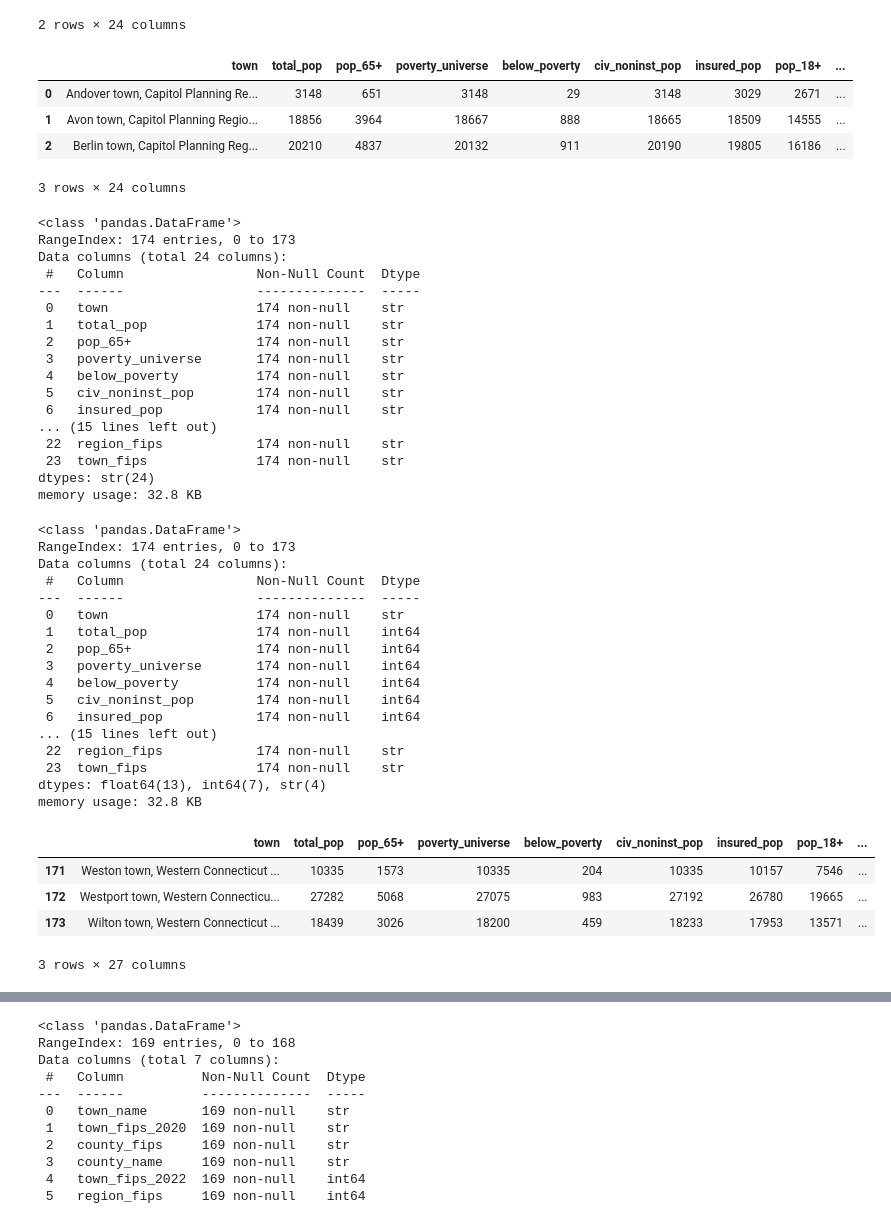
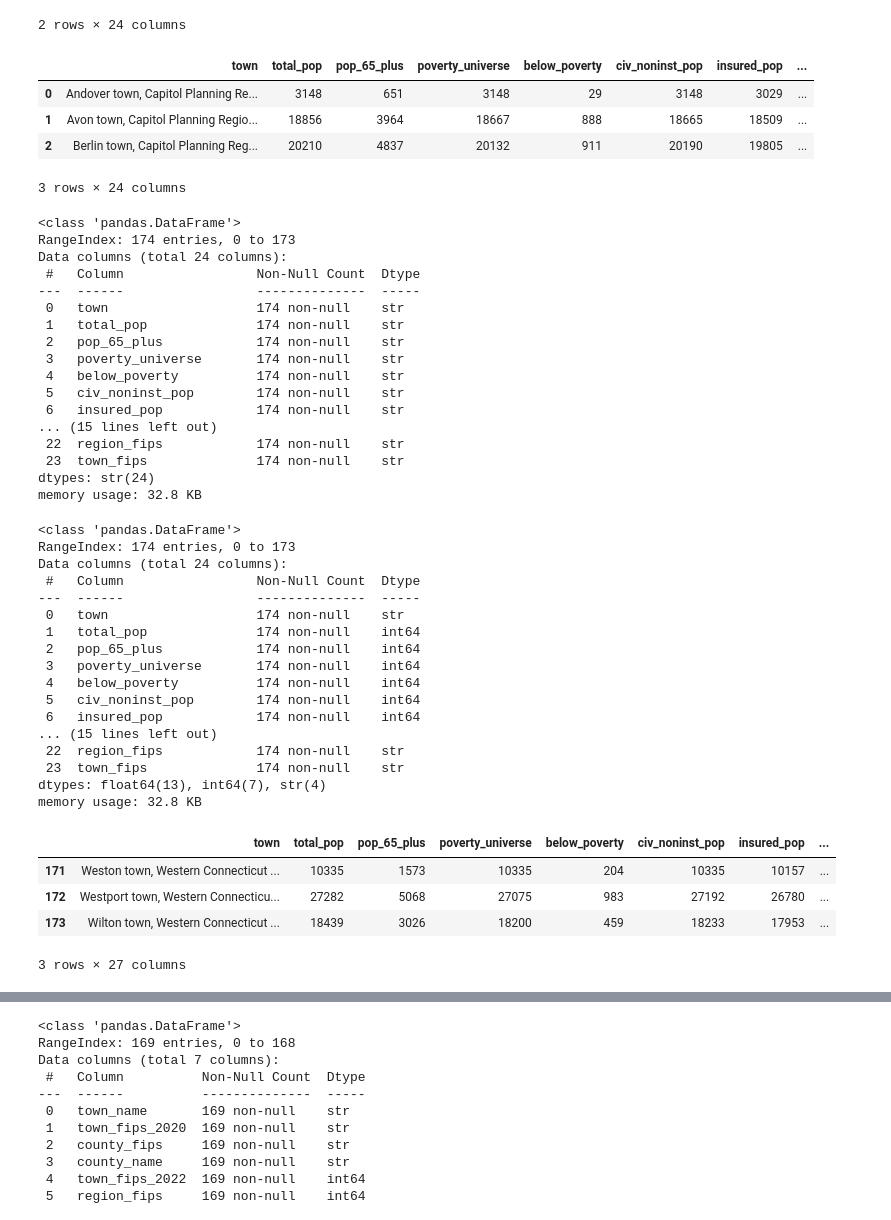
Before and after one commit to palism1/stroke-burden-index, a Jupyter notebook: data/acs_data/acs_data_collection.ipynb, the cells around one changed output, grey strips where cells are left out. Saved outputs shown, nothing was run; the diff lists cells and outputs as text; code cells hidden in the pictures.

```diff
--- a/data/acs_data/acs_data_collection.ipynb
+++ b/data/acs_data/acs_data_collection.ipynb
@@ -395,14 +381,14 @@ All variables are grouped by county. The raw count columns (`total_pop`, `pop_65
 # Create a dictionary of variable codes for API URL
 var_dict_ct = {"NAME": "town",
     "S0101_C01_001E": "total_pop",
-    "S0101_C01_030E": "pop_65+",
+    "S0101_C01_030E": "pop_65_plus",
     "S1701_C01_001E": "poverty_universe",
     "S1701_C02_001E": "below_poverty",
     "S2701_C01_001E": "civ_noninst_pop",
     "S2701_C02_001E": "insured_pop",
-    "S0101_C01_026E": "pop_18+",
+    "S0101_C01_026E": "pop_18_plus",
     "S1501_C01_005E": "bachelors_18-24",
-    "S1501_C01_015E": "bachelors_25+",
+    "S1501_C01_015E": "bachelors_25_plus",
     "S1901_C01_001E": "total_households",
     "S1901_C01_002E": "pcnt_under_10k",
     "S1901_C01_003E": "pcnt_10k_15k",
@@ -453,10 +439,10 @@ df2.rename(columns=var_dict_ct, inplace=True)
 
 df2.head(3)
 # %% [output]
-|  | town | total_pop | pop_65+ | poverty_universe | below_poverty | civ_noninst_pop | insured_pop | pop_18+ | ... |
-| 0 | Andover town, Capitol Planning Re... | 3148 | 651 | 3148 | 29 | 3148 | 3029 | 2671 | ... |
-| 1 | Avon town, Capitol Planning Regio... | 18856 | 3964 | 18667 | 888 | 18665 | 18509 | 14555 | ... |
-| 2 | Berlin town, Capitol Planning Reg... | 20210 | 4837 | 20132 | 911 | 20190 | 19805 | 16186 | ... |
+|  | town | total_pop | pop_65_plus | poverty_universe | below_poverty | civ_noninst_pop | insured_pop | ... |
+| 0 | Andover town, Capitol Planning Re... | 3148 | 651 | 3148 | 29 | 3148 | 3029 | ... |
+| 1 | Avon town, Capitol Planning Regio... | 18856 | 3964 | 18667 | 888 | 18665 | 18509 | ... |
+| 2 | Berlin town, Capitol Planning Reg... | 20210 | 4837 | 20132 | 911 | 20190 | 19805 | ... |
 3 rows × 24 columns
 # %%
 df2.info()
@@ -468,7 +454,7 @@ Data columns (total 24 columns):
 ---  ------                 --------------  -----
  0   town                   174 non-null    str
  1   total_pop              174 non-null    str
- 2   pop_65+                174 non-null    str
+ 2   pop_65_plus            174 non-null    str
  3   poverty_universe       174 non-null    str
  4   below_poverty          174 non-null    str
  5   civ_noninst_pop        174 non-null    str
@@ -495,7 +481,7 @@ Data columns (total 24 columns):
 ---  ------                 --------------  -----
  0   town                   174 non-null    str
  1   total_pop              174 non-null    int64
- 2   pop_65+                174 non-null    int64
+ 2   pop_65_plus            174 non-null    int64
  3   poverty_universe       174 non-null    int64
  4   below_poverty          174 non-null    int64
  5   civ_noninst_pop        174 non-null    int64
@@ -506,17 +492,17 @@ Data columns (total 24 columns):
 dtypes: float64(13), int64(7), str(4)
 memory usage: 32.8 KB
 # %%
-# Calculate the number of people aged 18+ with a bachelor's degree
-df2['bachelors_18+'] = df2['bachelors_18-24'] + df2['bachelors_25+']
+# Calculate the number of people aged 18_plus with a bachelor's degree
+df2['bachelors_18_plus'] = df2['bachelors_18-24'] + df2['bachelors_25_plus']
 # # Get percentage columns for low-income and middle class groups
 df2['pcnt_town_low_income'] = df2['pcnt_under_10k'] + df2['pcnt_10k_15k'] + df2['pcnt_15k_25k'] + df2['pcnt_25k_35k'] + df2['pcnt_35k_50k']
 df2['pcnt_town_middle_class'] = df2['pcnt_50k_75k'] + df2['pcnt_75k_100k'] + df2['pcnt_150k_200k']
 df2.tail(3)
 # %% [output]
-|  | town | total_pop | pop_65+ | poverty_universe | below_poverty | civ_noninst_pop | insured_pop | pop_18+ | ... |
-| 171 | Weston town, Western Connecticut ... | 10335 | 1573 | 10335 | 204 | 10335 | 10157 | 7546 | ... |
-| 172 | Westport town, Western Connecticu... | 27282 | 5068 | 27075 | 983 | 27192 | 26780 | 19665 | ... |
-| 173 | Wilton town, Western Connecticut ... | 18439 | 3026 | 18200 | 459 | 18233 | 17953 | 13571 | ... |
+|  | town | total_pop | pop_65_plus | poverty_universe | below_poverty | civ_noninst_pop | insured_pop | ... |
+| 171 | Weston town, Western Connecticut ... | 10335 | 1573 | 10335 | 204 | 10335 | 10157 | ... |
+| 172 | Westport town, Western Connecticu... | 27282 | 5068 | 27075 | 983 | 27192 | 26780 | ... |
+| 173 | Wilton town, Western Connecticut ... | 18439 | 3026 | 18200 | 459 | 18233 | 17953 | ... |
 3 rows × 27 columns
 # %%
 # Keep only important columns
```
Also changed, not shown: parts of 33 cells of this notebook, 4 other files.
